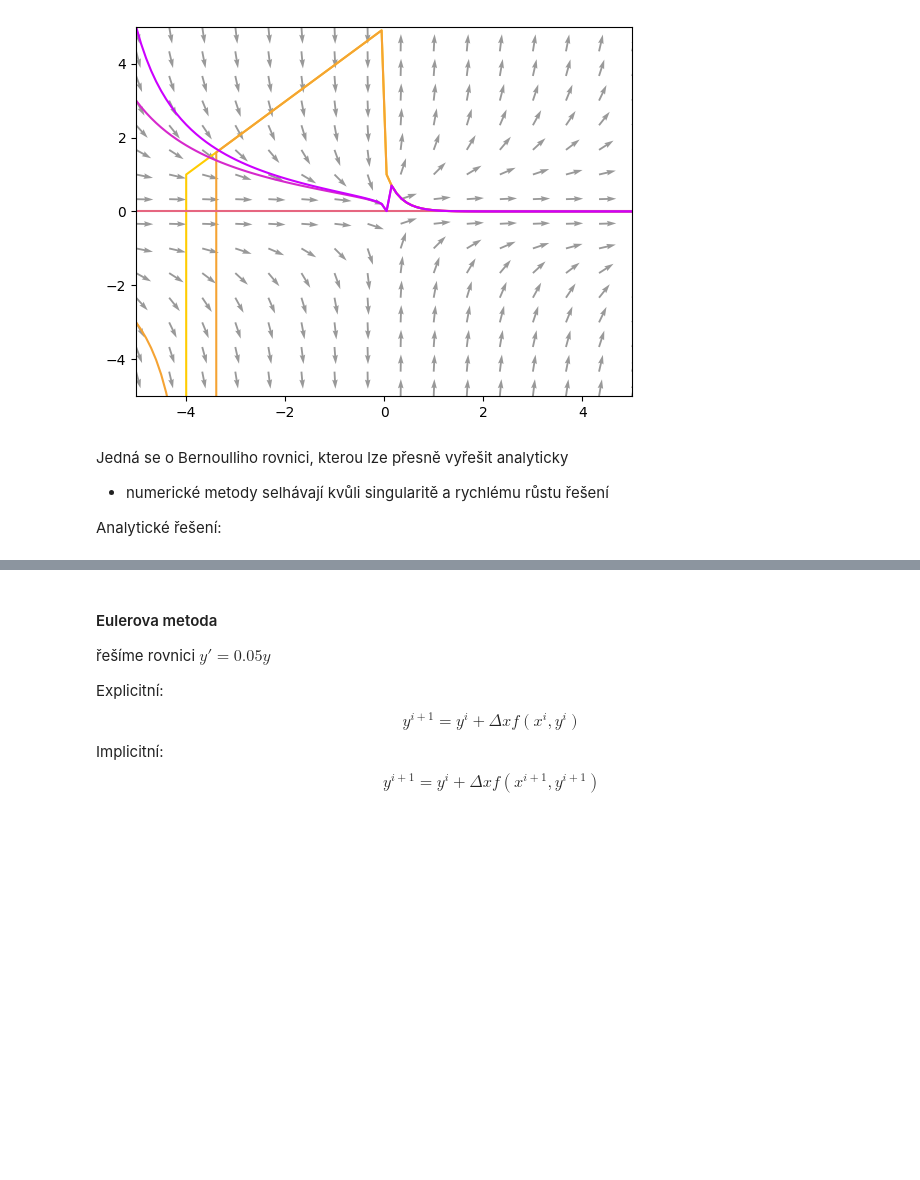
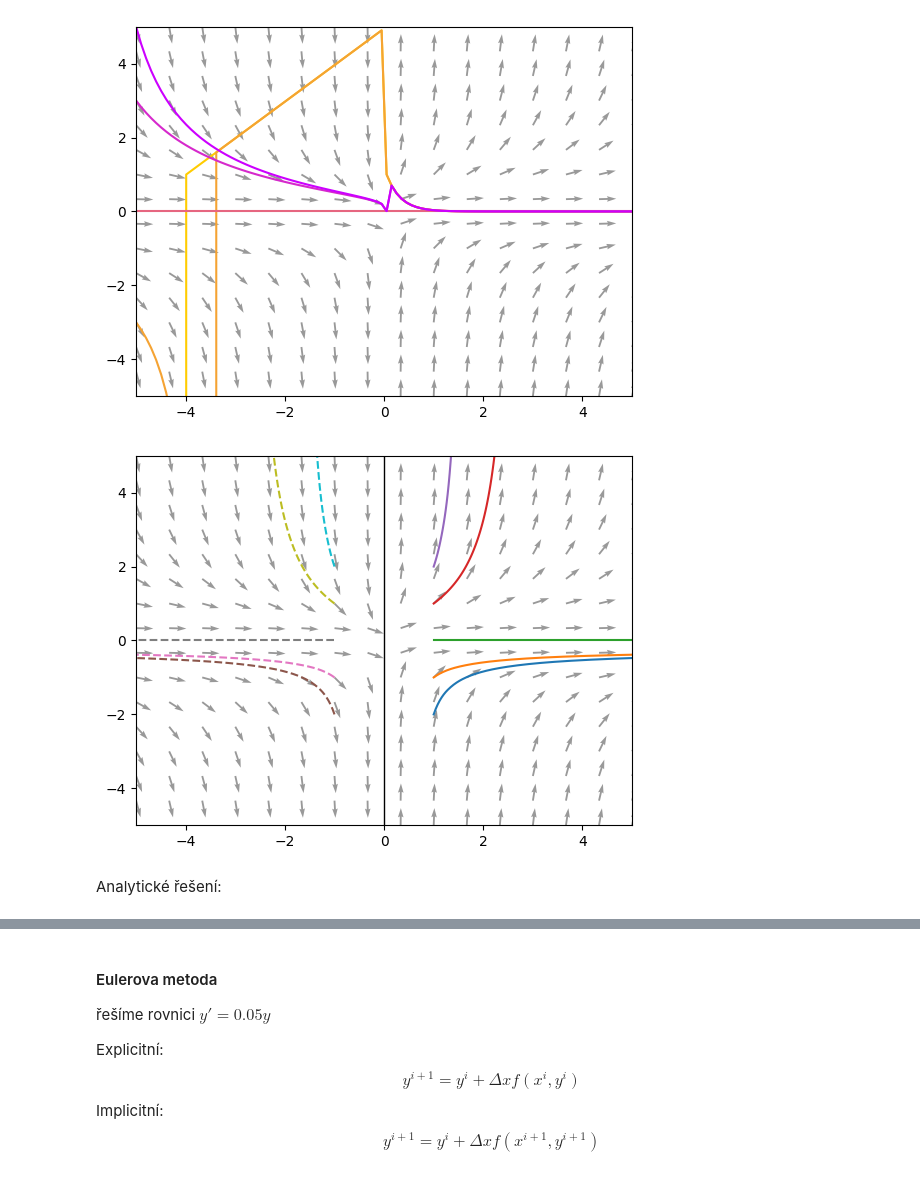
Before and after one commit to pkbcz/MSW2, a Jupyter notebook: 12 Diferencialni rovnice.ipynb, the cells around one changed output, grey strips where cells are left out. Saved outputs shown, nothing was run; the diff lists cells and outputs as text; code cells hidden in the pictures; blank space fills up the shorter version.

```diff
--- a/12 Diferencialni rovnice.ipynb
+++ b/12 Diferencialni rovnice.ipynb
@@ -1294,9 +1397,56 @@ plt.quiver(X,Y,U,V, color='gray', alpha=0.8)
 plt.show()
 # %% [output]
 [figure]
-# %% [markdown]
-Jedná se o Bernoulliho rovnici, kterou lze přesně vyřešit analyticky
-- numerické metody selhávají kvůli singularitě a rychlému růstu řešení
-
-Analytické řešení:
+# %%
+# y' = y^2/x    - numericky přes solve_ivp
+import numpy as np
+import matplotlib.pyplot as plt
+from scipy.integrate import solve_ivp
+
+# numerická metody úplně selže při řešení této rovnice :)
+
+def model(x, y):            # v bodě x=0 singularita - dochází k dělení nulou
+    dydx = y**2/x
+    return dydx
+
+xymin = -5
+xymax = 5
+plt.xlim(xymin, xymax)
+plt.ylim(xymin, xymax)
+
+# řešení diferencialni rovnice
+x = np.linspace(xymin, xymax, 100)
+# y0s = [-5, -3, 0, 3, 5]
+y0s = [-2, -1, 0, 1, 2]
+
+x0 = 1
+x_eval_pos = np.linspace(x0, xymax, 200)   # ===== větev x > 0 =====
+for y0 in y0s:
+    sol = solve_ivp(model, (x0, xymax), [y0], t_eval=x_eval_pos)
+    barva1 = barva((y0+5)/10)
+    plt.plot(sol.t, sol.y[0], label=f'y0={y0} (x>0)')
+
+
+
+x_eval_neg = np.linspace(-x0, xymin, 200)  # ===== větev x < 0 =====
+for y0 in y0s:
+    sol = solve_ivp(model, (-x0, xymin), [y0], t_eval=x_eval_neg)
+    plt.plot(sol.t, sol.y[0], linestyle='--', label=f'y0={y0} (x<0)')
+
+# vektorové pole
+nvec_on_row = 16
+X,Y = np.meshgrid(np.linspace(xymin, xymax, nvec_on_row),np.linspace(xymin, xymax, nvec_on_row))
+U = 1
+V = Y**2/X
+norm = np.sqrt(U**2 + V**2)
+U /= norm
+V /= norm
+plt.quiver(X,Y,U,V, color='gray', alpha=0.8)
+plt.axvline(0, color='black', linewidth=1)  # vizualizace singularity
+
+plt.show()
+# %% [output]
+[figure, added]
+# %% [markdown]
+Analytické řešení:
 # %%
```
Also changed, not shown: parts of 11 cells of this notebook, 2 other files.
